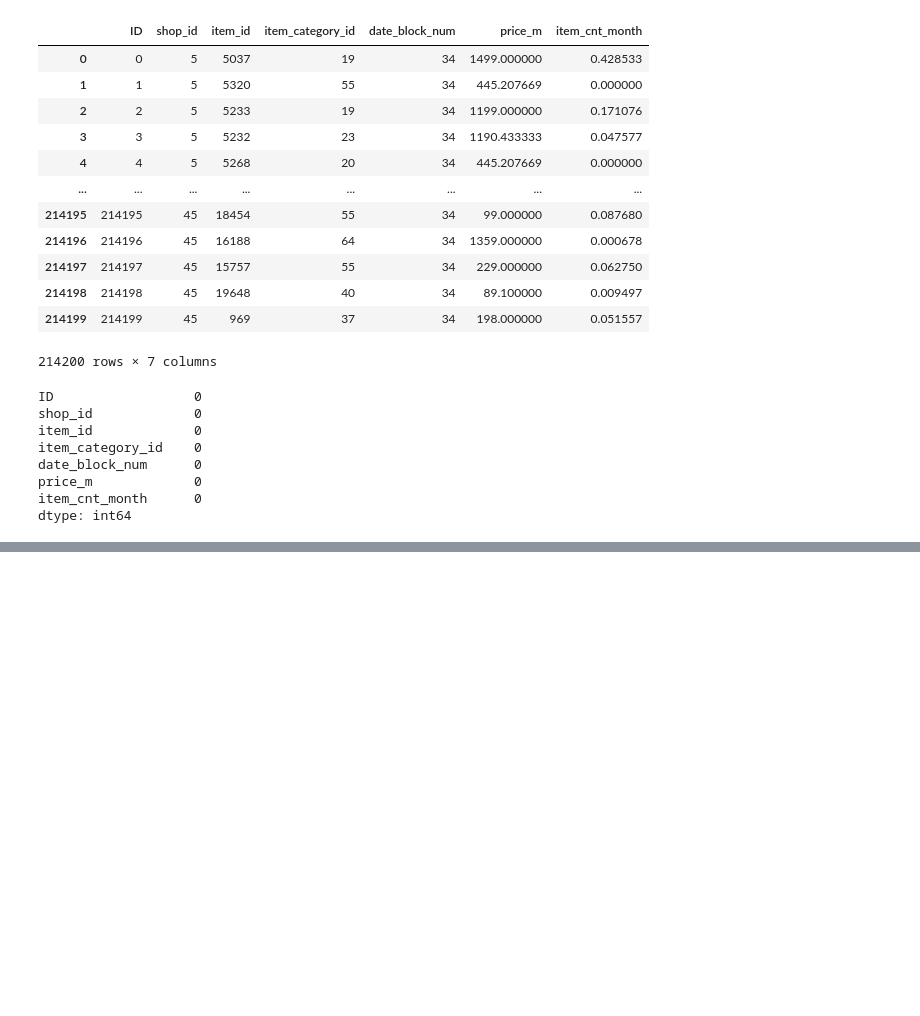
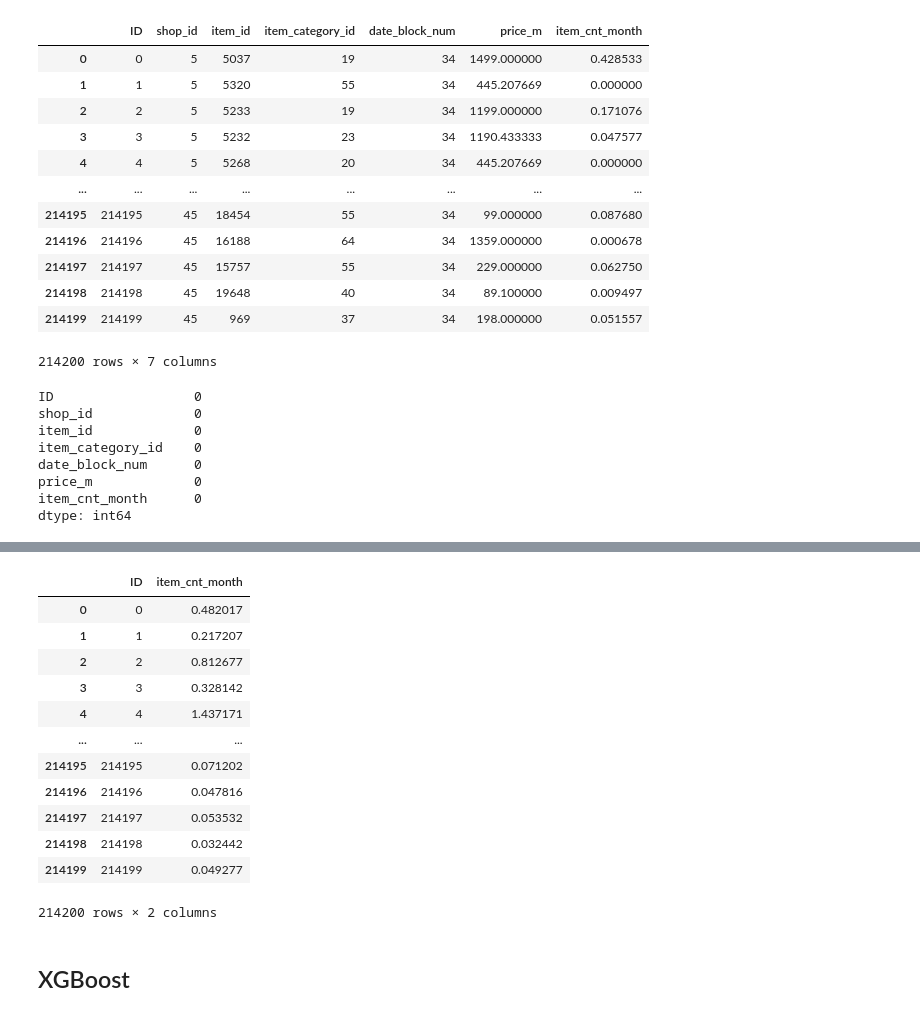
Before and after one commit to ShupeiLi/predict-future-sales, a Jupyter notebook: models.ipynb, the cells around one changed output, grey strips where cells are left out. Cells and saved outputs as stored; diff of their text form; code cells hidden in the pictures; blank space fills up the shorter version.

```diff
--- a/models.ipynb
+++ b/models.ipynb
@@ -1080,0 +1141,3 @@ train_y = pd.read_pickle("./data/train_y.pkl")
+# %%
+model = Blending(train, train_y, test)
+pred = model.main()
@@ -1080,0 +1162,19 @@ train_y = pd.read_pickle("./data/train_y.pkl")
+# %%
+pred_df = pd.Series(pred).to_frame('item_cnt_month').reset_index()
+pred_df = pred_df.rename(columns={'index': 'ID'})
+pred_df['item_cnt_month'] = pred_df['item_cnt_month'].clip(0, 20)
+pred_df
+# %% [output]
+|  | ID | item_cnt_month |
+| 0 | 0 | 0.482017 |
+| 1 | 1 | 0.217207 |
+| 2 | 2 | 0.812677 |
+| 3 | 3 | 0.328142 |
+| 4 | 4 | 1.437171 |
+| ... | ... | ... |
+| 214195 | 214195 | 0.071202 |
+| 214196 | 214196 | 0.047816 |
+| 214197 | 214197 | 0.053532 |
+| 214198 | 214198 | 0.032442 |
+| 214199 | 214199 | 0.049277 |
+214200 rows × 2 columns
@@ -1081,3 +1183,5 @@ train_y = pd.read_pickle("./data/train_y.pkl")
+# %% [markdown]
+## XGBoost
 # %%
 X_tr = train[train['date_block_num'] < 33]
 X_va = train[train['date_block_num'] == 33]
```
Also changed, not shown: parts of 26 cells of this notebook, 5 other files.
